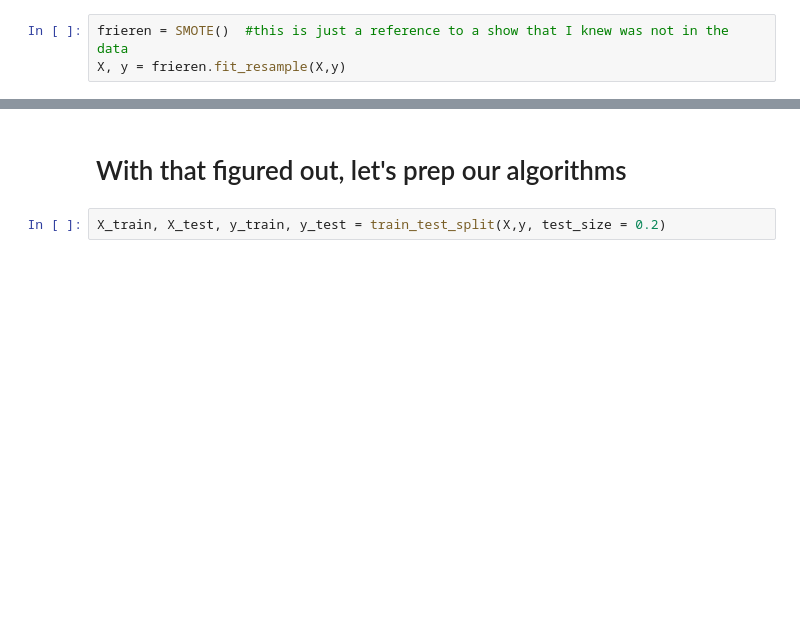
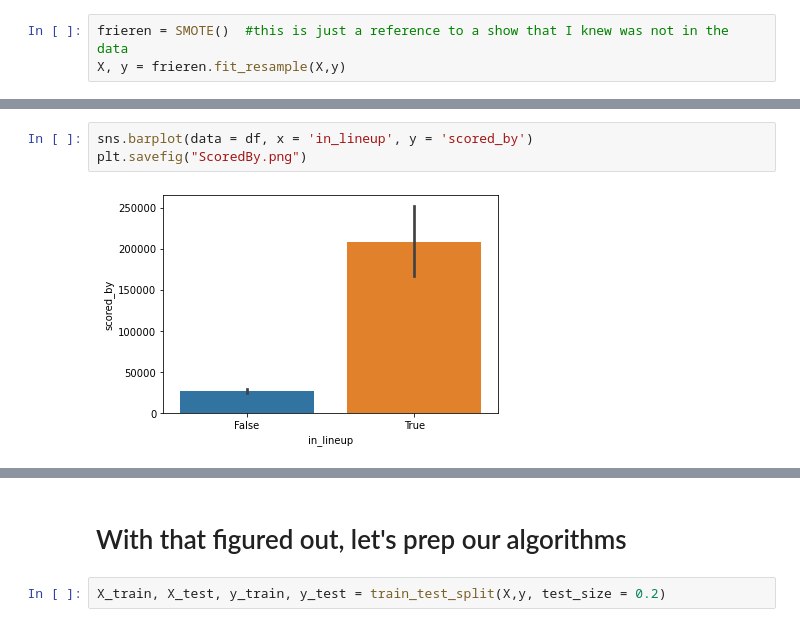
Before and after one commit to suzanneclk/MyAnimeLineup, a Jupyter notebook: Project 2 MyAnimeLineup.ipynb, the cells around one changed output, grey strips where cells are left out. Saved outputs shown, nothing was run; the diff lists cells and outputs as text; blank space fills up the shorter version.

```diff
--- a/Project 2 MyAnimeLineup.ipynb
+++ b/Project 2 MyAnimeLineup.ipynb
@@ -131,0 +139,5 @@ X, y = frieren.fit_resample(X,y)
+# %%
+sns.barplot(data = df, x = 'in_lineup', y = 'scored_by')
+plt.savefig("ScoredBy.png")
+# %% [output]
+[figure, added]
```
Also changed, not shown: parts of 25 cells of this notebook, 22 other files.
